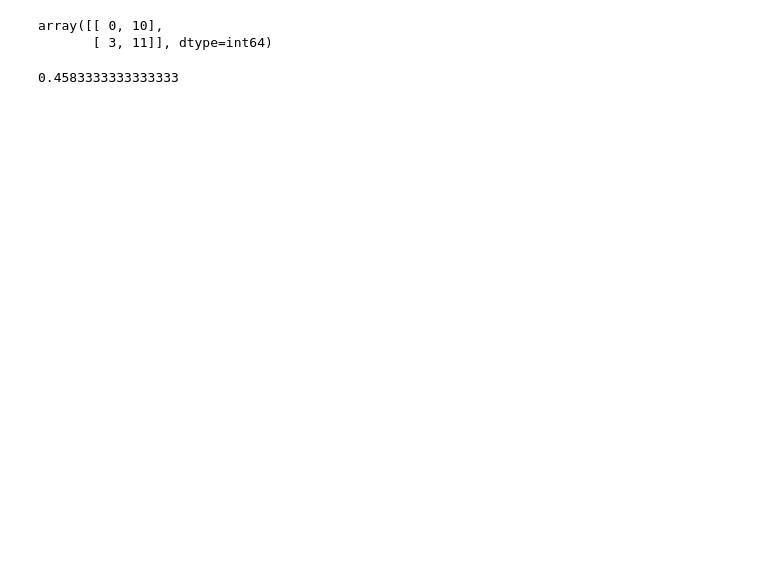
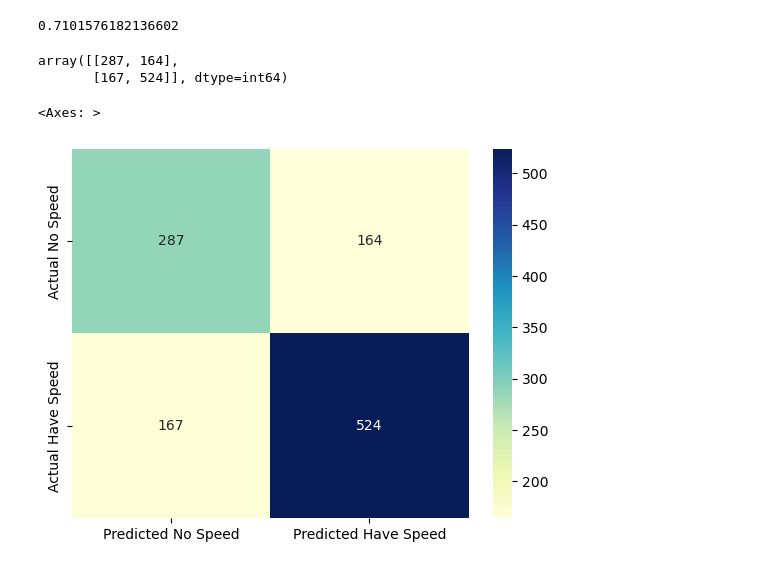
Before and after one commit to Samuelkyx/Summer_Project, a Jupyter notebook: Summer Project.ipynb, the cells around one changed output. Cells and saved outputs as stored; diff of their text form; code cells hidden in the pictures; blank space fills up the shorter version.

```diff
--- a/Summer Project.ipynb
+++ b/Summer Project.ipynb
@@ -18,5 +109,8 @@ SBA_data.head()
+# %%
+SBA_float_data=SBA_float_data.dropna()
 # %%
-x=SBA_data.drop(["CPR_indicator","CPR"],axis=1)
-y=SBA_data["CPR_indicator"]
+x=SBA_float_data.drop(["CPR_indicator","MTG_PL_CPR_6M"],axis=1)
+y=SBA_float_data["CPR_indicator"]
 print(x)
+print(y)
 # %% [output]
@@ -39,5 +136,5 @@ x_train,x_test,y_train,y_test = train_test_split(x,y,test_size=0.3,random_state=
 # %%
-logmodel=LogisticRegression()
+logmodel=LogisticRegression(random_state = 0, C=0.001, fit_intercept = True)
 # %%
 logmodel.fit(x_train,y_train)
 # %% [output]
@@ -51,9 +151,16 @@ classification_report(y_test,predictions)
 # %%
-confusion_matrix(y_test,predictions)
+accuracy_score(y_test,predictions)
 # %% [output]
-array([[ 0, 10],
-       [ 3, 11]], dtype=int64)
+0.7101576182136602
 # %%
-accuracy_score(y_test,predictions)
+cm=confusion_matrix(y_test,predictions)
+cm
 # %% [output]
-0.4583333333333333
+array([[287, 164],
+       [167, 524]], dtype=int64)
+# %%
+conf_mat = pd.DataFrame(data = cm, columns = ['Predicted No Speed', 'Predicted Have Speed'], index = ['Actual No Speed', 'Actual Have Speed'])
+sns.heatmap(conf_mat, annot = True, fmt='d', cmap="YlGnBu")
+# %% [output]
+<Axes: >
+[figure, added]
```
Also changed, not shown: parts of 22 cells of this notebook.
